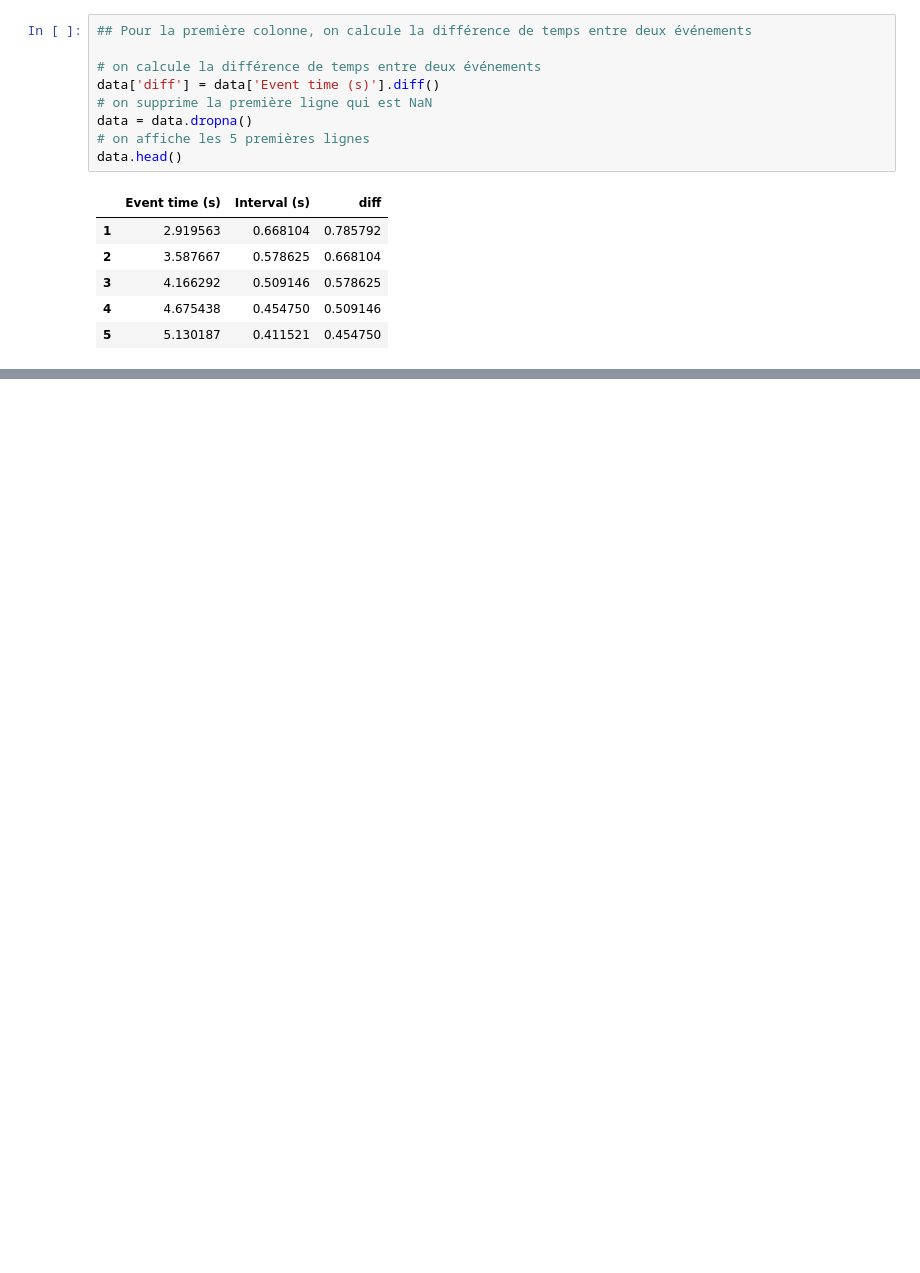
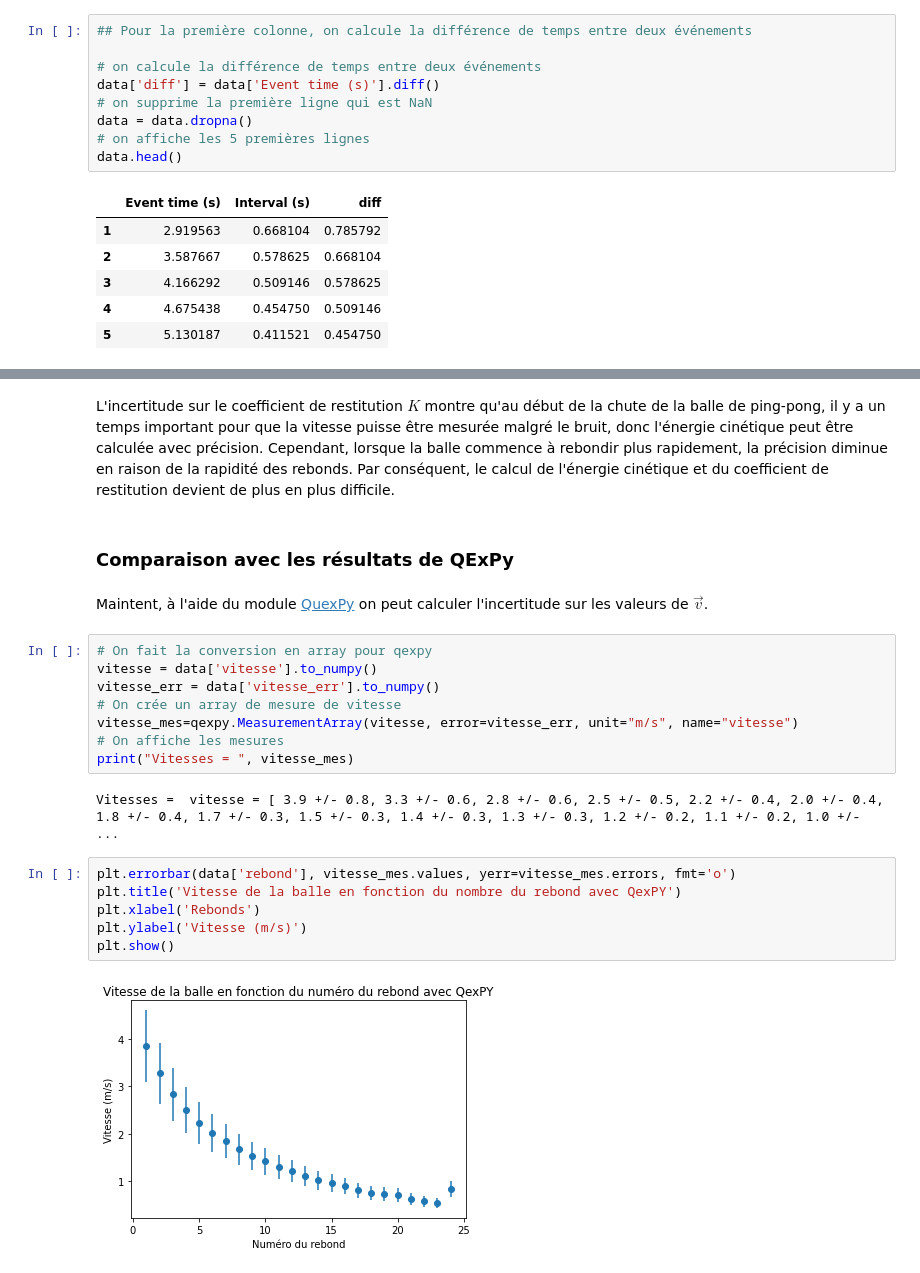
Before and after one commit to kmiloarguello/kmiloarguello.github.io, a Jupyter notebook: phyca/content/LU2PY215/TP/TP2/TP2.ipynb, the cells around one changed output, grey strips where cells are left out. Cells and saved outputs as stored; diff of their text form; blank space fills up the shorter version.

```diff
--- a/phyca/content/LU2PY215/TP/TP2/TP2.ipynb
+++ b/phyca/content/LU2PY215/TP/TP2/TP2.ipynb
@@ -87,0 +301,24 @@ plt.errorbar(x, y, yerr=yerr, fmt='o')
+# %% [markdown]
+L'incertitude sur le coefficient de restitution $K$ montre qu'au début de la chute de la balle de ping-pong, il y a un temps important pour que la vitesse puisse être mesurée malgré le bruit, donc l'énergie cinétique peut être calculée avec précision. Cependant, lorsque la balle commence à rebondir plus rapidement, la précision diminue en raison de la rapidité des rebonds. Par conséquent, le calcul de l'énergie cinétique et du coefficient de restitution devient de plus en plus difficile.
+# %% [markdown]
+### Comparaison avec les résultats de QExPy
+# %% [markdown]
+Maintent, à l'aide du module [QuexPy](https://qexpy.readthedocs.io/en/latest/intro.html) on peut calculer l'incertitude sur les valeurs de $\vec{v}$.
+# %%
+# On fait la conversion en array pour qexpy
+vitesse = data['vitesse'].to_numpy()
+vitesse_err = data['vitesse_err'].to_numpy()
+# On crée un array de mesure de vitesse
+vitesse_mes=qexpy.MeasurementArray(vitesse, error=vitesse_err, unit="m/s", name="vitesse")
+# On affiche les mesures
+print("Vitesses = ", vitesse_mes)
+# %% [output]
+Vitesses =  vitesse = [ 3.9 +/- 0.8, 3.3 +/- 0.6, 2.8 +/- 0.6, 2.5 +/- 0.5, 2.2 +/- 0.4, 2.0 +/- 0.4, 1.8 +/- 0.4, 1.7 +/- 0.3, 1.5 +/- 0.3, 1.4 +/- 0.3, 1.3 +/- 0.3, 1.2 +/- 0.2, 1.1 +/- 0.2, 1.0 +/- ...
+# %%
+plt.errorbar(data['rebond'], vitesse_mes.values, yerr=vitesse_mes.errors, fmt='o')
+plt.title('Vitesse de la balle en fonction du nombre du rebond avec QexPY')
+plt.xlabel('Rebonds')
+plt.ylabel('Vitesse (m/s)')
+plt.show()
+# %% [output]
+[figure, added]
```
Also changed, not shown: parts of 33 cells of this notebook, 13 other files.
